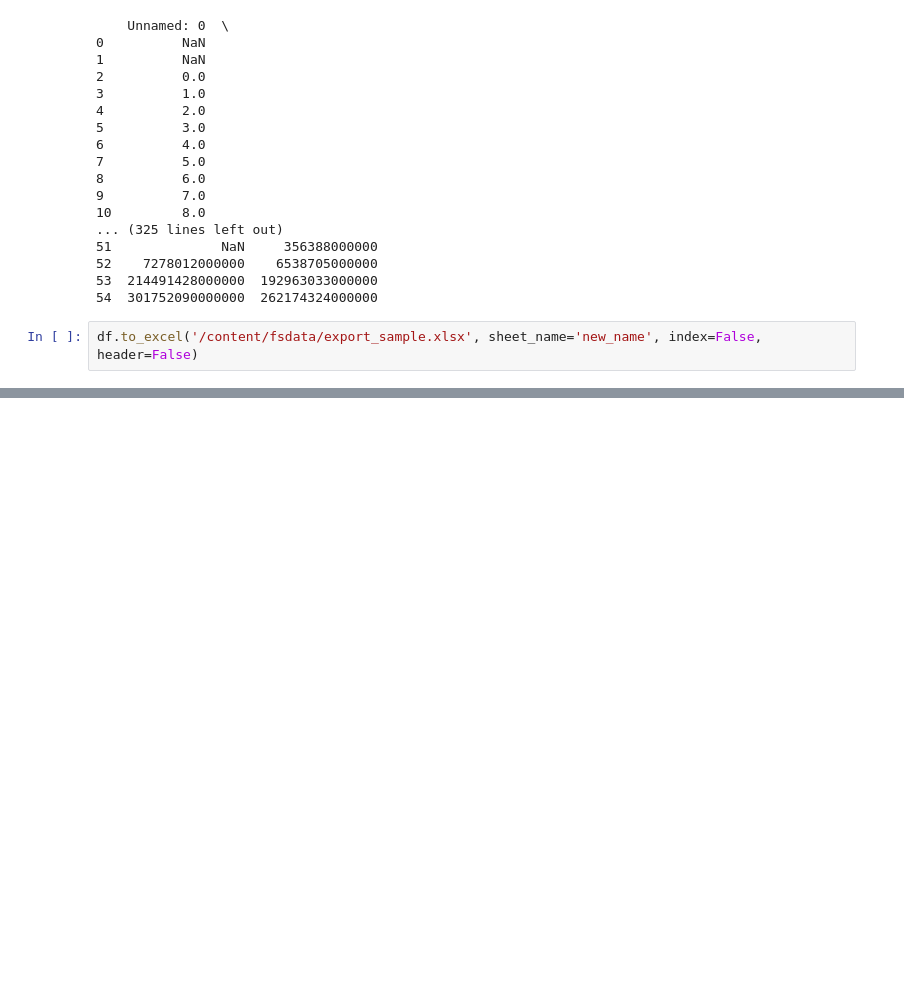
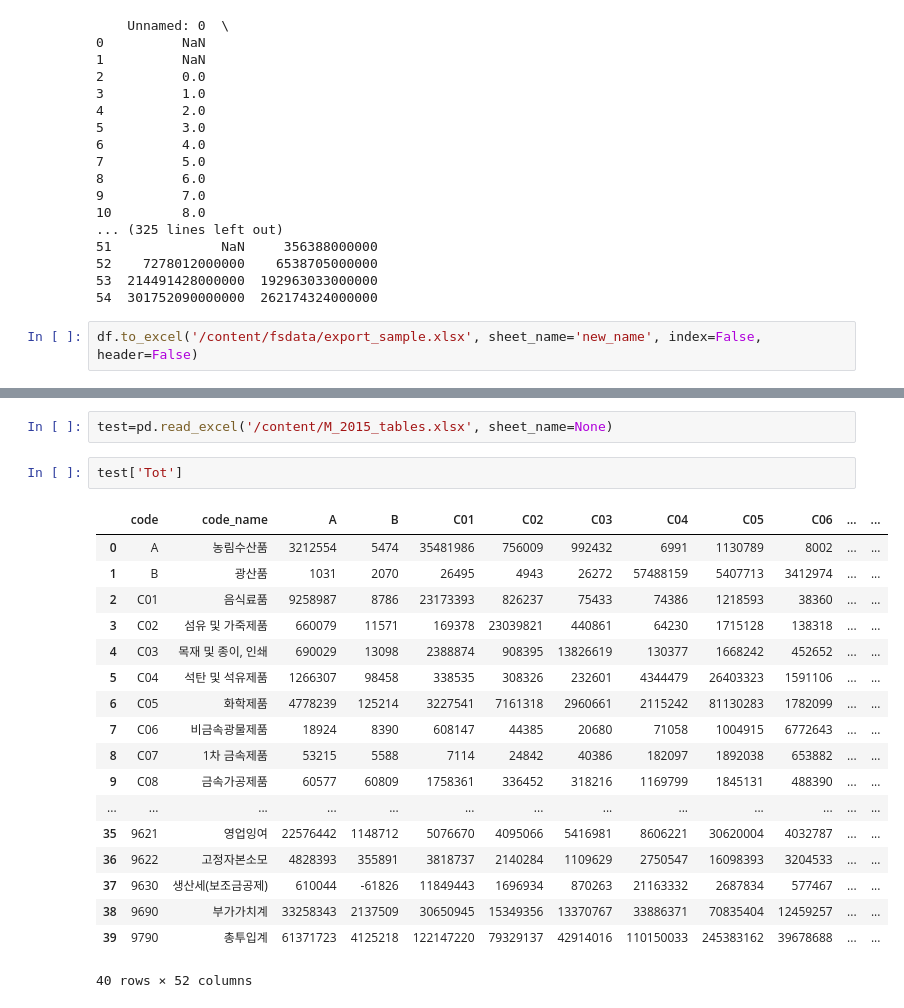
Before and after one commit to Tom-Jung/Tom-Jung, a Jupyter notebook: API_Dart.ipynb, the cells around one changed output, grey strips where cells are left out. Drawn from its saved outputs; the diff is of its cells as text; blank space fills up the shorter version.

```diff
--- a/API_Dart.ipynb
+++ b/API_Dart.ipynb
@@ -121,0 +156,23 @@ df.to_excel('/content/fsdata/export_sample.xlsx', sheet_name='new_name', index=F
+# %%
+test=pd.read_excel('/content/M_2015_tables.xlsx', sheet_name=None)
+# %%
+test['Tot']
+# %% [output]
+|  | code | code_name | A | B | C01 | C02 | C03 | C04 | C05 | C06 | ... | ... |
+| 0 | A | 농림수산품 | 3212554 | 5474 | 35481986 | 756009 | 992432 | 6991 | 1130789 | 8002 | ... | ... |
+| 1 | B | 광산품 | 1031 | 2070 | 26495 | 4943 | 26272 | 57488159 | 5407713 | 3412974 | ... | ... |
+| 2 | C01 | 음식료품 | 9258987 | 8786 | 23173393 | 826237 | 75433 | 74386 | 1218593 | 38360 | ... | ... |
+| 3 | C02 | 섬유 및 가죽제품 | 660079 | 11571 | 169378 | 23039821 | 440861 | 64230 | 1715128 | 138318 | ... | ... |
+| 4 | C03 | 목재 및 종이, 인쇄 | 690029 | 13098 | 2388874 | 908395 | 13826619 | 130377 | 1668242 | 452652 | ... | ... |
+| 5 | C04 | 석탄 및 석유제품 | 1266307 | 98458 | 338535 | 308326 | 232601 | 4344479 | 26403323 | 1591106 | ... | ... |
+| 6 | C05 | 화학제품 | 4778239 | 125214 | 3227541 | 7161318 | 2960661 | 2115242 | 81130283 | 1782099 | ... | ... |
+| 7 | C06 | 비금속광물제품 | 18924 | 8390 | 608147 | 44385 | 20680 | 71058 | 1004915 | 6772643 | ... | ... |
+| 8 | C07 | 1차 금속제품 | 53215 | 5588 | 7114 | 24842 | 40386 | 182097 | 1892038 | 653882 | ... | ... |
+| 9 | C08 | 금속가공제품 | 60577 | 60809 | 1758361 | 336452 | 318216 | 1169799 | 1845131 | 488390 | ... | ... |
+| ... | ... | ... | ... | ... | ... | ... | ... | ... | ... | ... | ... | ... |
+| 35 | 9621 | 영업잉여 | 22576442 | 1148712 | 5076670 | 4095066 | 5416981 | 8606221 | 30620004 | 4032787 | ... | ... |
+| 36 | 9622 | 고정자본소모 | 4828393 | 355891 | 3818737 | 2140284 | 1109629 | 2750547 | 16098393 | 3204533 | ... | ... |
+| 37 | 9630 | 생산세(보조금공제) | 610044 | -61826 | 11849443 | 1696934 | 870263 | 21163332 | 2687834 | 577467 | ... | ... |
+| 38 | 9690 | 부가가치계 | 33258343 | 2137509 | 30650945 | 15349356 | 13370767 | 33886371 | 70835404 | 12459257 | ... | ... |
+| 39 | 9790 | 총투입계 | 61371723 | 4125218 | 122147220 | 79329137 | 42914016 | 110150033 | 245383162 | 39678688 | ... | ... |
+40 rows × 52 columns
```
Also changed, not shown: parts of 8 cells of this notebook.
